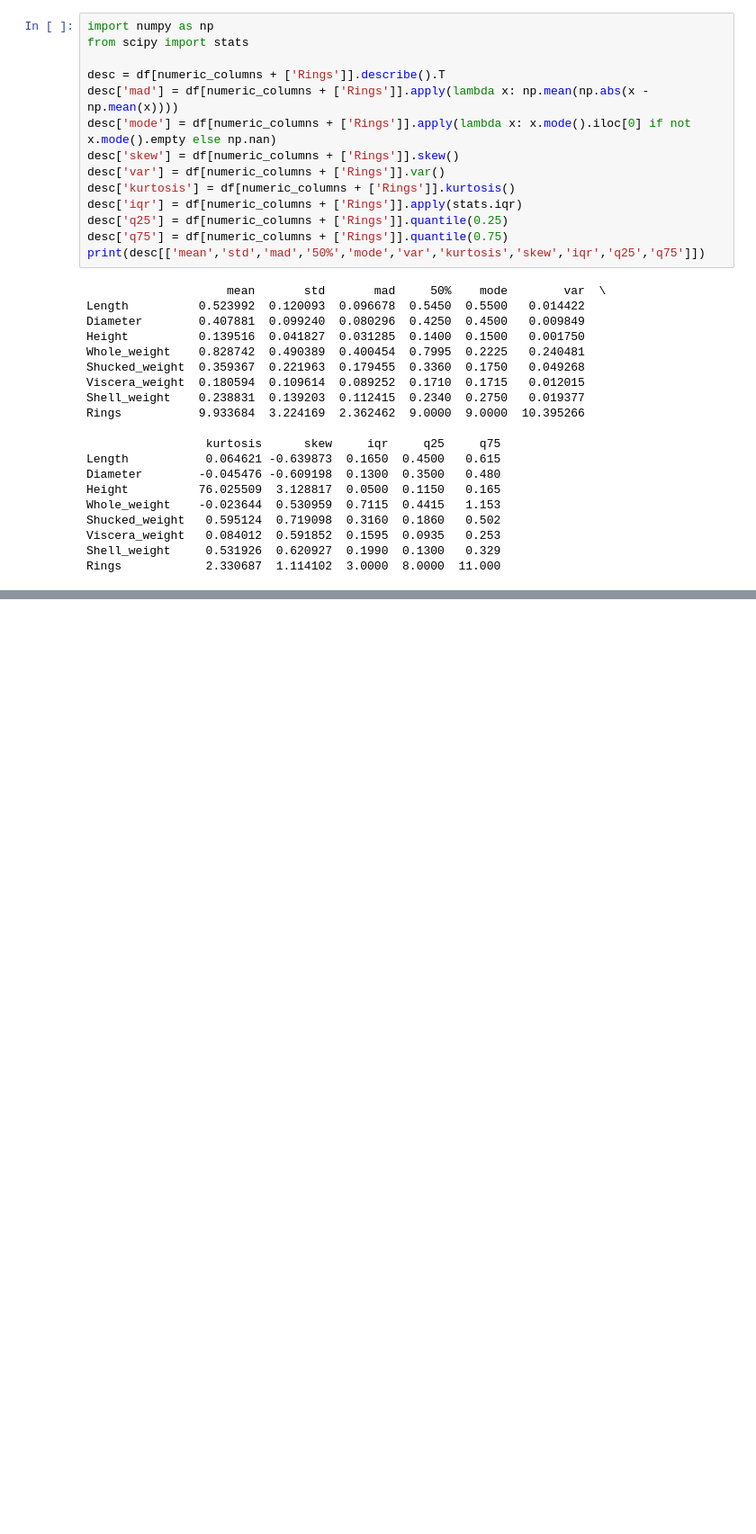
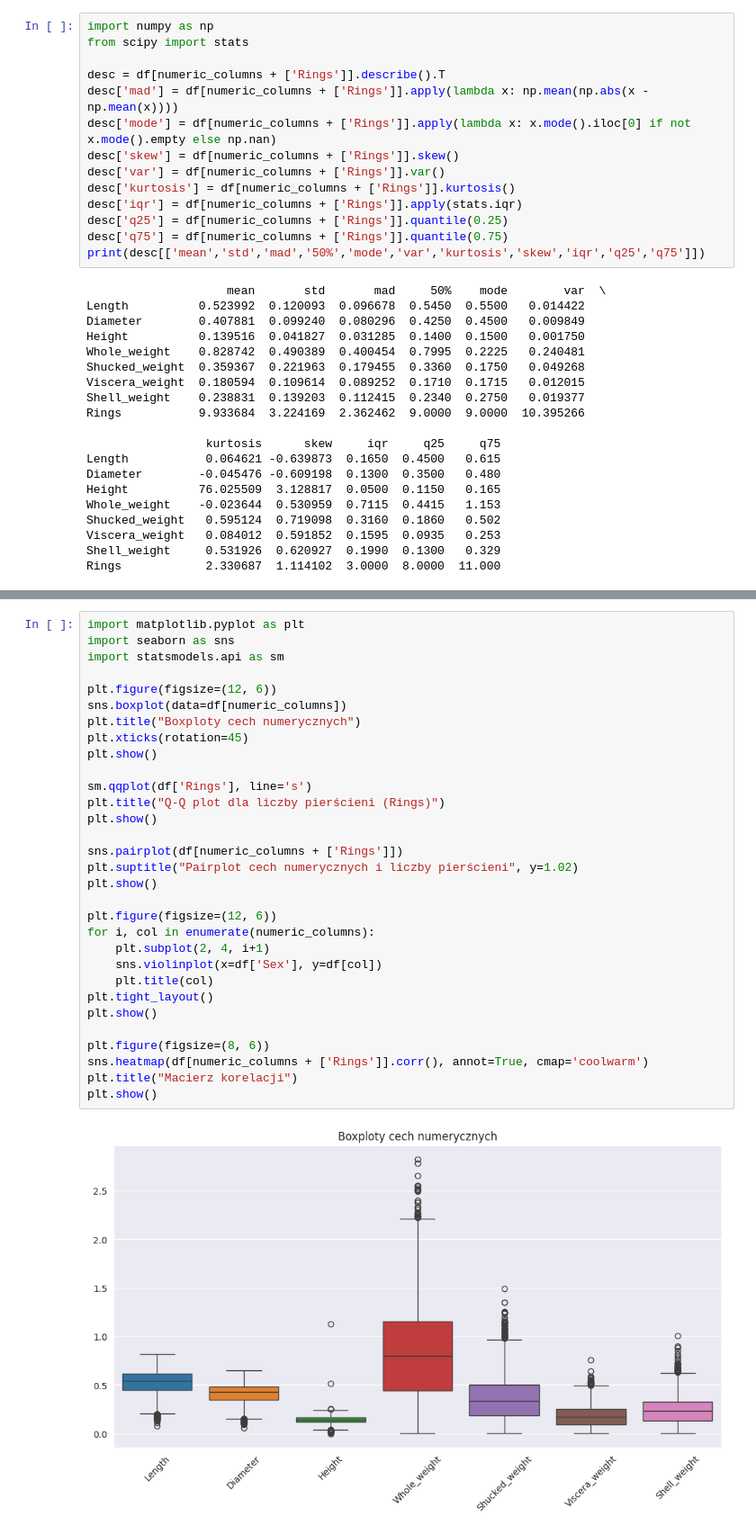
Before and after one commit to czajkowski-szymon/sip, a Jupyter notebook: test.ipynb, the cells around one changed output, grey strips where cells are left out. Shown at 90% size. Cells and saved outputs as stored; diff of their text form; blank space fills up the shorter version.

```diff
--- a/test.ipynb
+++ b/test.ipynb
@@ -84,0 +100,33 @@ Przedział ufności dla wariancji (Rings): (9.9634, 10.8560)
+# %%
+import matplotlib.pyplot as plt
+import seaborn as sns
+import statsmodels.api as sm
+
+plt.figure(figsize=(12, 6))
+sns.boxplot(data=df[numeric_columns])
+plt.title("Boxploty cech numerycznych")
+plt.xticks(rotation=45)
+plt.show()
+
+sm.qqplot(df['Rings'], line='s')
+plt.title("Q-Q plot dla liczby pierścieni (Rings)")
+plt.show()
+
+sns.pairplot(df[numeric_columns + ['Rings']])
+plt.suptitle("Pairplot cech numerycznych i liczby pierścieni", y=1.02)
+plt.show()
+
+plt.figure(figsize=(12, 6))
+for i, col in enumerate(numeric_columns):
+    plt.subplot(2, 4, i+1)
+    sns.violinplot(x=df['Sex'], y=df[col])
+    plt.title(col)
+plt.tight_layout()
+plt.show()
+
+plt.figure(figsize=(8, 6))
+sns.heatmap(df[numeric_columns + ['Rings']].corr(), annot=True, cmap='coolwarm')
+plt.title("Macierz korelacji")
+plt.show()
+# %% [output]
+[figure, added]
```
Also changed, not shown: parts of 2 cells of this notebook.
